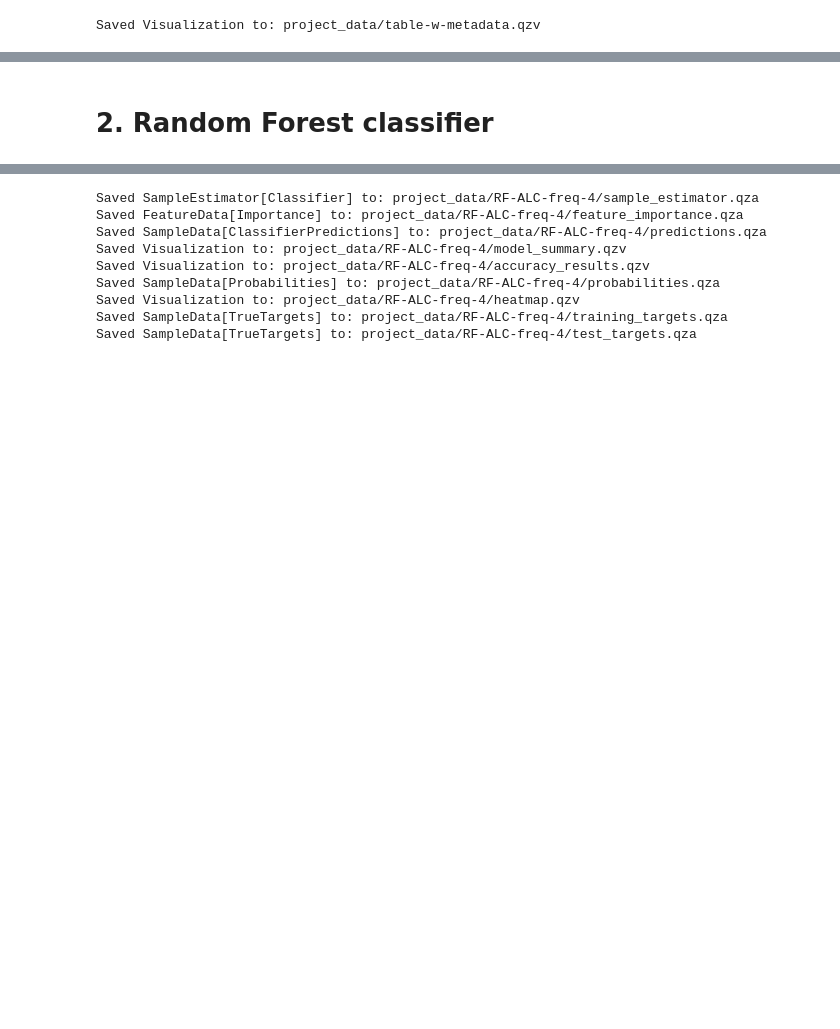
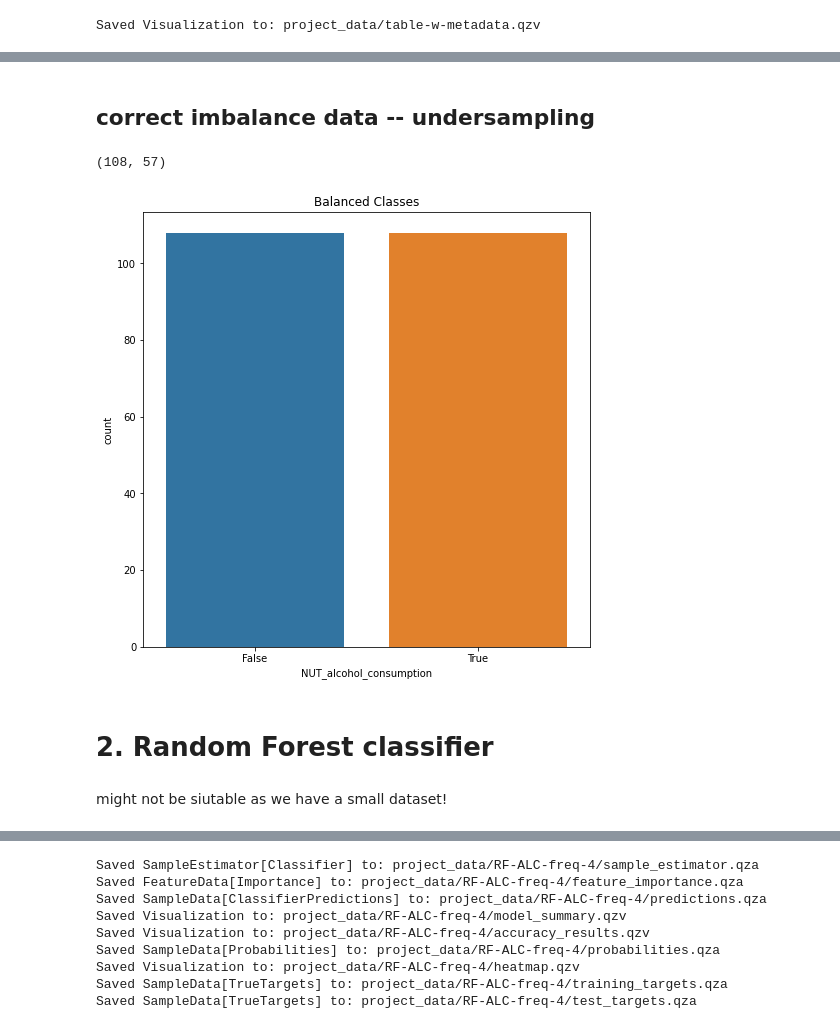
Before and after one commit to dhasanova99/HealthyFood, a Jupyter notebook: JupyterDocs/K_Machine-learning.ipynb, the cells around one changed output, grey strips where cells are left out. Cells and saved outputs as stored; diff of their text form; code cells hidden in the pictures; blank space fills up the shorter version.

Commit message:
optimized random forest

```diff
--- a/JupyterDocs/K_Machine-learning.ipynb
+++ b/JupyterDocs/K_Machine-learning.ipynb
@@ -119,5 +119,37 @@ Visualization.load(f'{data_dir}/table-w-metadata.qzv')
+# %% [markdown]
+## correct imbalance data -- undersampling
+# %%
+meta_df = pd.read_csv(f'project_data/sample_metadata.tsv', sep='\t')
+
+
+# Shuffle the Dataset.
+shuffled_df = meta_df.sample(frac=1,random_state=4)
+
+# Put all the fraud class in a separate dataset.
+alc_df = shuffled_df.loc[shuffled_df['NUT_alcohol_consumption'] == False]
+alc_df.shape
+# %% [output]
+(108, 57)
+# %%
+#Randomly select 492 observations from the non-fraud (majority class)
+non_alc_df = shuffled_df.loc[shuffled_df['NUT_alcohol_consumption'] == True].sample(n=108,random_state=42)
+
+# Concatenate both dataframes again
+normalized_df = pd.concat([alc_df, non_alc_df])
+normalized_df.head()
+normalized_df.to_csv(f'project_data/sample_metadata_balaced.tsv', sep='\t',index=False)
+# %%
+#plot the dataset after the undersampling
+plt.figure(figsize=(8, 8))
+sns.countplot('NUT_alcohol_consumption', data=normalized_df)
+plt.title('Balanced Classes')
+plt.show()
+# %% [output]
+[figure, added]
 # %% [markdown]
 # 2. Random Forest classifier
+# %% [markdown]
+might not be siutable as we have a small dataset!
 # %%
 ! qiime sample-classifier classify-samples
 # %% [output]
```
Also changed, not shown: parts of 35 cells of this notebook.
